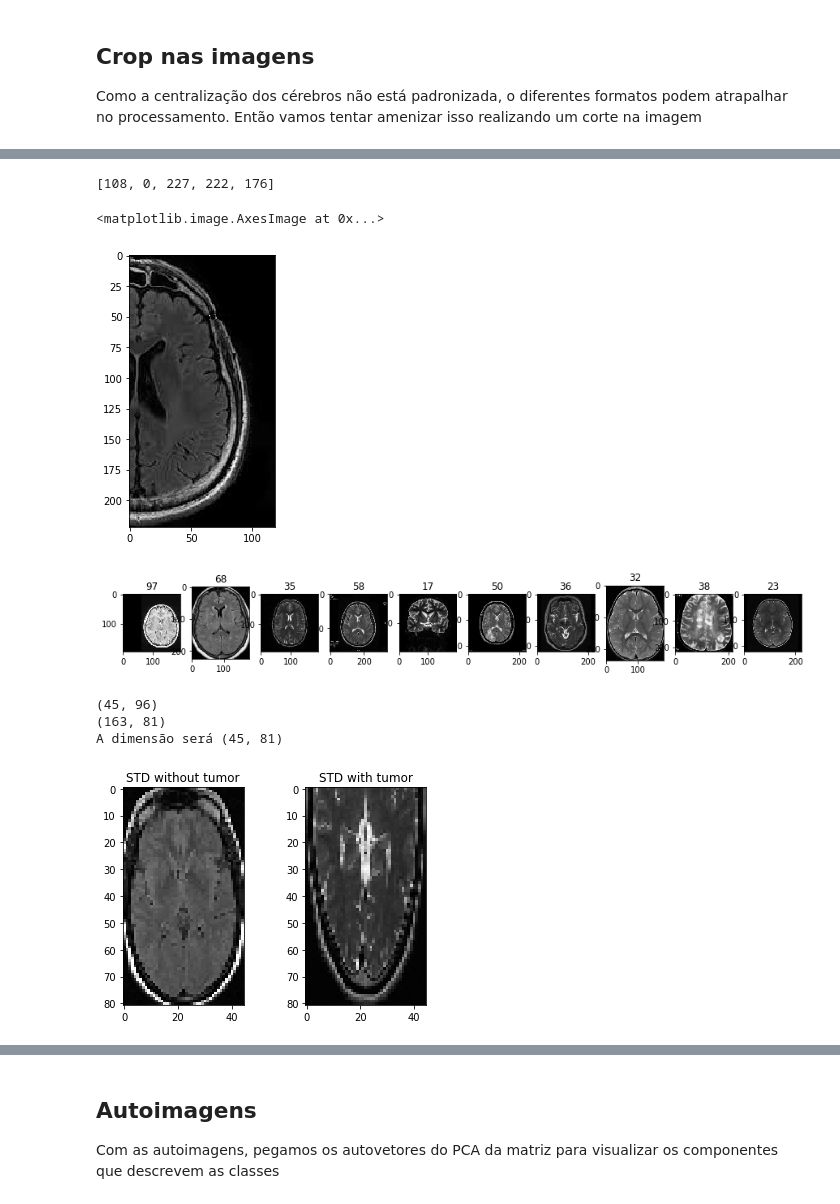
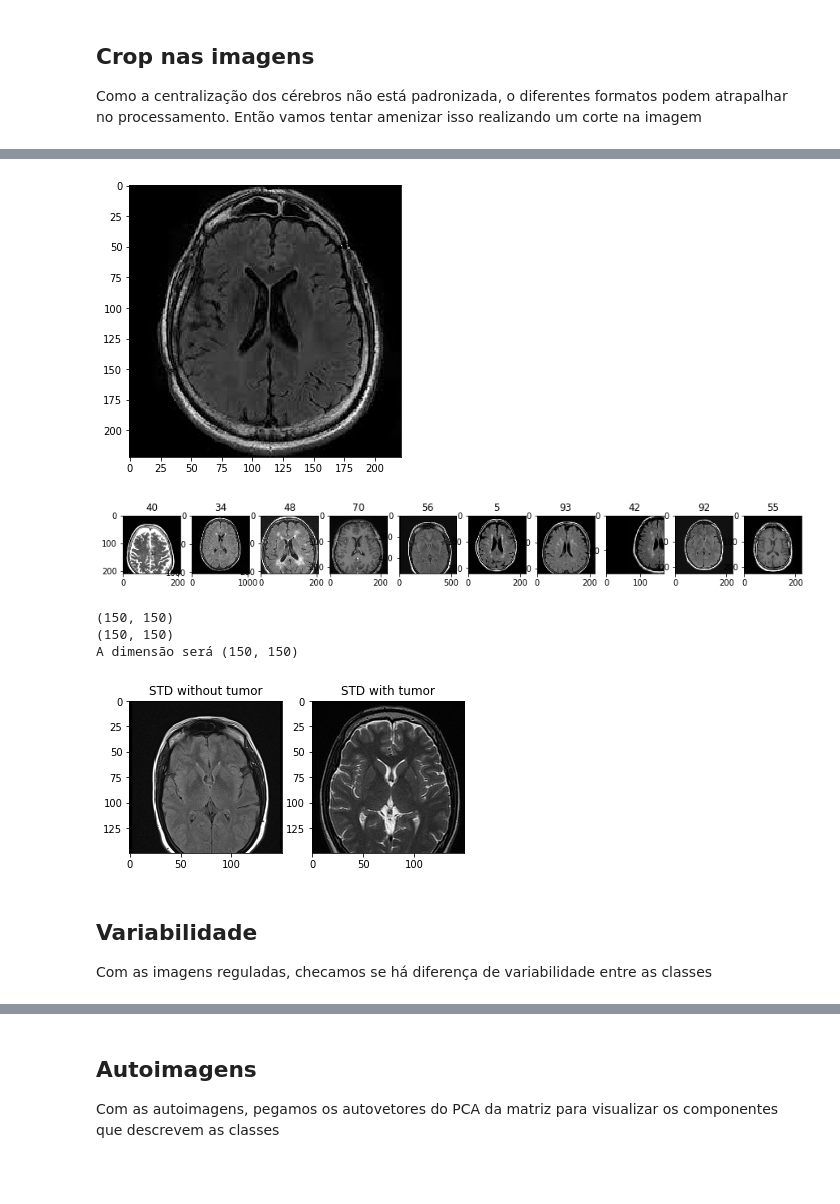
Before and after one commit to nymarya/classificacao-tumor-cerebral, a Jupyter notebook: notebooks/1.0-eda-tumor.ipynb, the cells around one changed output, grey strips where cells are left out. Saved outputs shown, nothing was run; the diff lists cells and outputs as text; code cells hidden in the pictures; blank space fills up the shorter version.

```diff
--- a/notebooks/1.0-eda-tumor.ipynb
+++ b/notebooks/1.0-eda-tumor.ipynb
@@ -66,10 +66,10 @@ blur = cv2.medianBlur(brain_tumor_n[IMAGE],5)
 ret,thresh = cv2.threshold(blur, floor(np.average(blur)),255,cv2.THRESH_BINARY_INV)
 th3 = cv2.adaptiveThreshold(blur, 255,cv2.ADAPTIVE_THRESH_MEAN_C, cv2.THRESH_BINARY_INV,23, 1)
 fig = plt.figure(figsize=(5, 5))
-plt.imshow(th3, cmap='gray')
+plt.imshow(thresh, cmap='gray')
 
 # erosion followed by dilation
-dilated=cv2.morphologyEx(thresh,cv2.MORPH_OPEN, cv2.getStructuringElement(cv2.MORPH_ELLIPSE,(5, 5)))
+dilated=cv2.morphologyEx(th3,cv2.MORPH_OPEN, cv2.getStructuringElement(cv2.MORPH_ELLIPSE,(5, 5)))
 fig = plt.figure(figsize=(5, 5))
 plt.title("dilated")
 plt.imshow(dilated, cmap='gray')
@@ -91,22 +91,6 @@ for c in contours:
     if best_box[0] < 0 or best_box[-1] < c.shape[0] :
         best_box=[x,y,x+w,y+h, c.shape[0]]
 
-w = best_box[2] - best_box[0]
-h = best_box[3] - best_box[1]
-print(best_box)
-cols = list(range(0, best_box[0])) + list(range(best_box[2], brain_tumor_n[IMAGE].shape[1]))
-rows = list(range(0, best_box[1])) + list(range(best_box[3], brain_tumor_n[IMAGE].shape[0]))
-a = np.array([brain_tumor_n[IMAGE][r, c] for c in cols for r in rows])
-print(cols)
-# print(a[a == 0].shape[0] / a.shape[0])
-
-if w * h < 0.6 * brain_tumor_n[IMAGE].shape[0] * brain_tumor_n[IMAGE].shape[1]:
-    cols = list(range(0, pt1[0])) + list(range(pt2[0], brain_tumor_n[IMAGE].shape[1]))
-    rows = list(range(0, pt1[1])) + list(range(pt2[1], brain_tumor_n[IMAGE].shape[0]))
-    a = np.array([brain_tumor_n[IMAGE][r, c] for c in cols for r in rows])
-#     print(cols)
-#     print(a[a > 0].shape[0] / a.shape[0])
-    print("a")
 
 fig = plt.figure(figsize=(5, 5))
 plt.imshow(img[rows, :], cmap='gray')
@@ -147,47 +128,39 @@ def find_contour(image, adaptative=False):
     best_box=[-1, -1, -1, -1, 0]
     for c in contours:
         x,y,w,h = cv2.boundingRect(c)
 
         # recupera contorno com mais elementos (mais elipsal)
         if best_box[0] < 0 or best_box[-1] < c.shape[0]:
             best_box=[x, y, x+w, y+h, c.shape[0]]
 
     # realiza corte novamente caso a area da best_box seja muito pequena
     w = best_box[2] - best_box[0]
     h = best_box[3] - best_box[1]
-    print(best_box)
     img_area = image.shape[0] * image.shape[1]
     if w * h < 0.5 * img_area:
-        # checa se a área está pequena porque o cérebro está pequeno em relação à imagem
-        cols = list(range(0, best_box[1])) + list(range(best_box[3], image.shape[1]))
-        rows = list(range(0, best_box[0])) + list(range(best_box[2], image.shape[0]))
-        out = np.array([image[r, c] for c in cols for r in rows])
-        n_zeros = out[out == 0].shape[0] / img_area
-        print(n_zeros)
-        if n_zeros > 0.9 and not adaptative:
+        if not adaptative:
             return find_contour(image, True)
         # se mesmo com o adaptativeThreshold não encontrar, usar imagem toda
-        elif n_zeros > 0.5: best_box = [0, 0, image.shape[0], image.shape[1]]
+        else: best_box = [0, 0, image.shape[0], image.shape[1]]
 
+    if best_box[0] < (image.shape[1]/2): best_box = [0, 0, image.shape[0], image.shape[1]]
     return best_box
 
 def crop_image(image, best_box):
     pt1 = (best_box[0], best_box[1])
     pt2 = (best_box[2], best_box[3])
     img = image.copy()
     cropped_img = img[pt1[1]:pt2[1], pt1[0]:pt2[0]]
     return cropped_img
 
 img = brain_tumor_n[11].copy()
 imgg = crop_image(img, find_contour(img))
 fig = plt.figure(figsize=(5, 5))
 plt.imshow(imgg, cmap='gray')
-# cropped_tumor_n = [crop_image(img, find_contour(img)) for img in brain_tumor_n]
-# cropped_tumor_y = [crop_image(img, find_contour(img)) for img in brain_tumor_y]
+cropped_tumor_n = [crop_image(img, find_contour(img)) for img in brain_tumor_n]
+cropped_tumor_y = [crop_image(img, find_contour(img)) for img in brain_tumor_y]
 # %% [output]
-[108, 0, 227, 222, 176]
-<matplotlib.image.AxesImage at 0x...>
-[figure, old version]
+[figure, new version]
 # %%
 fig, axs = plt.subplots(1, 10, figsize=(15, 20))
 
@@ -197,7 +170,7 @@ for a, i in enumerate(indexes[:10]):
     axs[a].set_title(f"{i}")
     axs[a].imshow(cropped_tumor_n[i], cmap='gray')
 # %% [output]
-[figure, old version]
+[figure, new version]
 # %%
 sizes = [img.shape for img in cropped_tumor_n] + [img.shape for img in cropped_tumor_n]
 # Checa menores valores para colunas e linhas
@@ -209,9 +182,9 @@ print(min(sizes, key= lambda t: t[1]))
 rsz_shape = (min_col[0], min_row[1])
 print(f"A dimensão será ({rsz_shape[0]}, {rsz_shape[1]})")
 # %% [output]
-(45, 96)
-(163, 81)
-A dimensão será (45, 81)
+(150, 150)
+(150, 150)
+A dimensão será (150, 150)
 # %%
 rsz_tumor_n = np.array([ cv2.resize(img, rsz_shape) for img in cropped_tumor_n])
 rsz_tumor_y = np.array([ cv2.resize(img, rsz_shape) for img in cropped_tumor_y])
@@ -223,4 +196,4 @@ ax2.imshow(rsz_tumor_n[65], cmap='gray')
 ax2.set_title('STD with tumor')
 plt.show()
 # %% [output]
-[figure, old version]
+[figure, new version]
@@ -227,3 +215,6 @@ plt.show()
+# %% [markdown]
+## Variabilidade
+Com as imagens reguladas, checamos se há diferença de variabilidade entre as classes
 # %%
 var_tumor_n = rsz_tumor_n.std(axis=0).astype(int)
 var_tumor_y = rsz_tumor_y.std(axis=0).astype(int)
```
Also changed, not shown: parts of 6 cells of this notebook, 2 other files.
